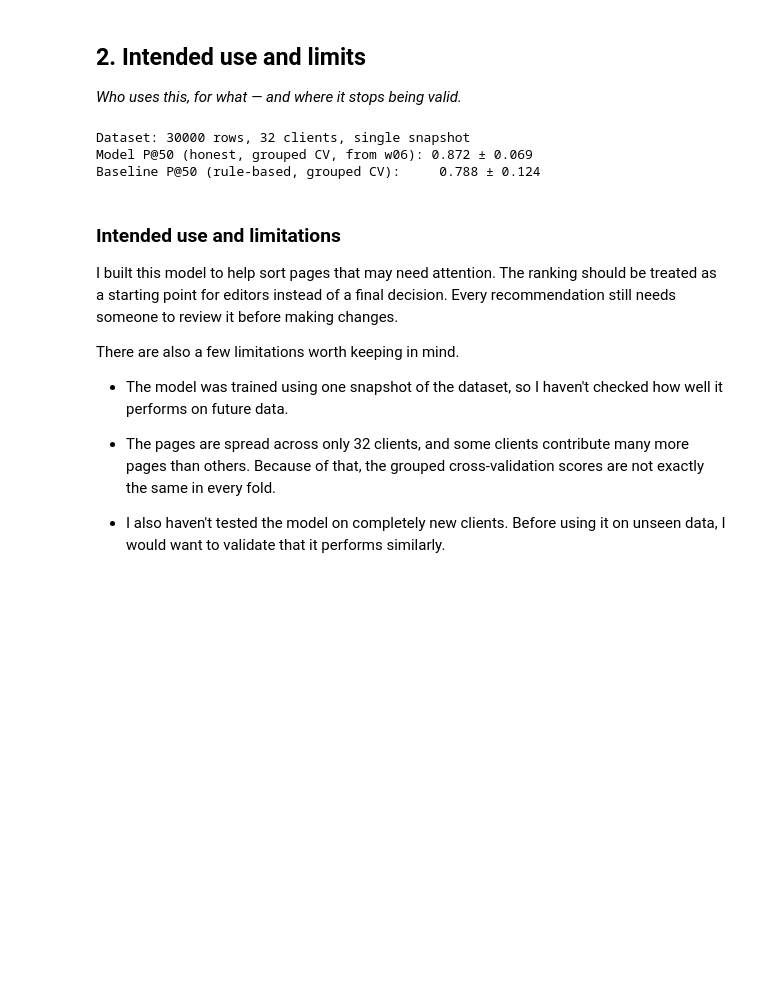
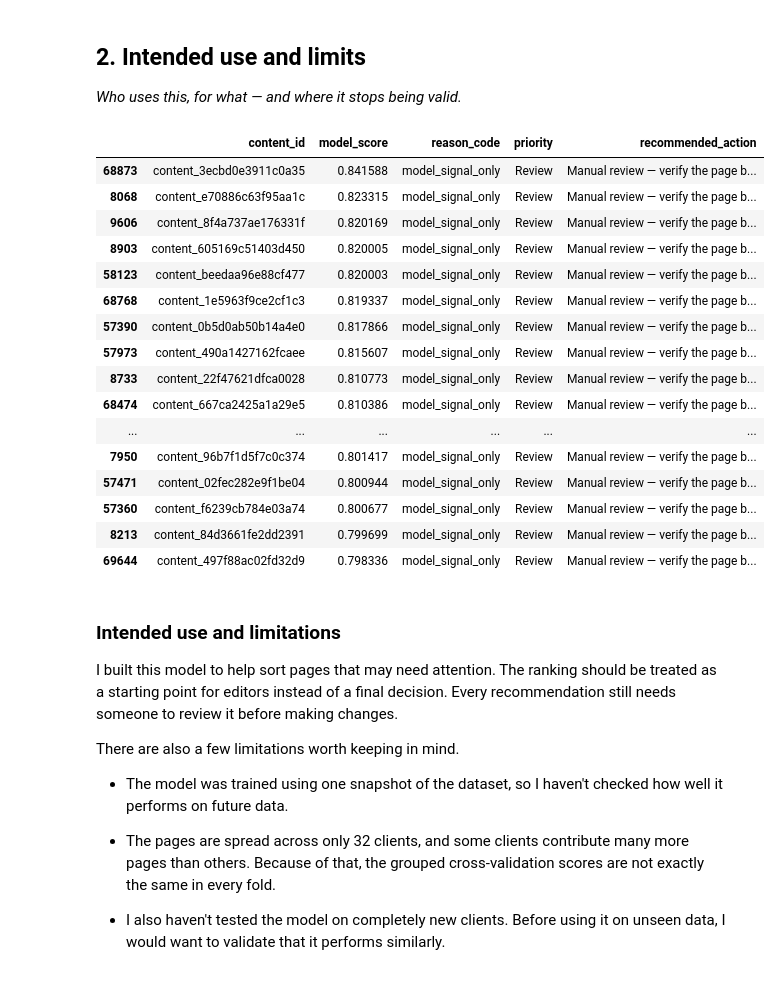
Before and after one commit to KinzaAsif2456/discoverey, a Jupyter notebook: work/notebooks/w07_action_playbook.ipynb, the cells around one changed output. Drawn from its saved outputs; the diff is of its cells as text; code cells hidden in the pictures; blank space fills up the shorter version.

```diff
--- a/work/notebooks/w07_action_playbook.ipynb
+++ b/work/notebooks/w07_action_playbook.ipynb
@@ -300,19 +669,6 @@ Instead of giving every page the same recommendation, I would use the reason cod
 - **`unranked`** – Check indexing or other technical issues before editing the content.
 - **`high_traffic_stale`** – Review these pages earlier since they already receive a good amount of traffic.
 - **`model_signal_only`** – These pages should always be checked manually because there is no clear rule explaining the prediction.
-# %%
-#  Suggested action for each reason
-# EDIT THIS DICT YOURSELF — the mapping is your judgment call, not the model's.
-# Format: archetype -> recommended action
-action_map = {
-    "stale_and_underperforming": "Rewrite title + meta description (cheap, fast)",
-    "high_traffic_stale": "Priority full refresh — traffic at risk",
-    "unranked": "Check indexing/technical issues before content work",
-    "stale": "Schedule for content refresh",
-    "low_ctr": "Review title/meta for click appeal",
-    "model_signal_only": "Manual review — no clear rule reason, verify before acting",
-}
-queue_df["recommended_action"] = queue_df["reason_code"].map(action_map)
 # %% [markdown]
 ### Reason codes & queue analysis
 
@@ -342,14 +698,59 @@ The recommended actions are meant to give editors a practical starting point. Th
 ## 2. Intended use and limits
 
 *Who uses this, for what — and where it stops being valid.*
-# %%
-print(f"Dataset: {df.shape[0]} rows, {df['client_id'].nunique()} clients, single snapshot")
-print(f"Model P@50 (honest, grouped CV, from w06): 0.872 ± 0.069")
-print(f"Baseline P@50 (rule-based, grouped CV):     0.788 ± 0.124")
-# %% [output]
-Dataset: 30000 rows, 32 clients, single snapshot
-Model P@50 (honest, grouped CV, from w06): 0.872 ± 0.069
-Baseline P@50 (rule-based, grouped CV):     0.788 ± 0.124
+# %%
+
+# STEP 15 — Priority level
+
+priority_map = {
+
+    "high_traffic_stale": "High",
+
+    "stale_and_underperforming": "High",
+
+    "unranked": "High",
+
+    "low_ctr": "Medium",
+
+    "stale": "Medium",
+
+    "model_signal_only": "Review"
+}
+
+queue_df["priority"] = (
+    queue_df["reason_code"]
+    .map(priority_map)
+)
+
+display(
+    queue_df[
+        [
+            "content_id",
+            "model_score",
+            "reason_code",
+            "priority",
+            "recommended_action"
+        ]
+    ].head(20)
+)
+# %% [output]
+|  | content_id | model_score | reason_code | priority | recommended_action |
+| 68873 | content_3ecbd0e3911c0a35 | 0.841588 | model_signal_only | Review | Manual review — verify the page b... |
+| 8068 | content_e70886c63f95aa1c | 0.823315 | model_signal_only | Review | Manual review — verify the page b... |
+| 9606 | content_8f4a737ae176331f | 0.820169 | model_signal_only | Review | Manual review — verify the page b... |
+| 8903 | content_605169c51403d450 | 0.820005 | model_signal_only | Review | Manual review — verify the page b... |
+| 58123 | content_beedaa96e88cf477 | 0.820003 | model_signal_only | Review | Manual review — verify the page b... |
+| 68768 | content_1e5963f9ce2cf1c3 | 0.819337 | model_signal_only | Review | Manual review — verify the page b... |
+| 57390 | content_0b5d0ab50b14a4e0 | 0.817866 | model_signal_only | Review | Manual review — verify the page b... |
+| 57973 | content_490a1427162fcaee | 0.815607 | model_signal_only | Review | Manual review — verify the page b... |
+| 8733 | content_22f47621dfca0028 | 0.810773 | model_signal_only | Review | Manual review — verify the page b... |
+| 68474 | content_667ca2425a1a29e5 | 0.810386 | model_signal_only | Review | Manual review — verify the page b... |
+| ... | ... | ... | ... | ... | ... |
+| 7950 | content_96b7f1d5f7c0c374 | 0.801417 | model_signal_only | Review | Manual review — verify the page b... |
+| 57471 | content_02fec282e9f1be04 | 0.800944 | model_signal_only | Review | Manual review — verify the page b... |
+| 57360 | content_f6239cb784e03a74 | 0.800677 | model_signal_only | Review | Manual review — verify the page b... |
+| 8213 | content_84d3661fe2dd2391 | 0.799699 | model_signal_only | Review | Manual review — verify the page b... |
+| 69644 | content_497f88ac02fd32d9 | 0.798336 | model_signal_only | Review | Manual review — verify the page b... |
 # %% [markdown]
 ### Intended use and limitations
 
```
Also changed, not shown: parts of 34 cells of this notebook.
